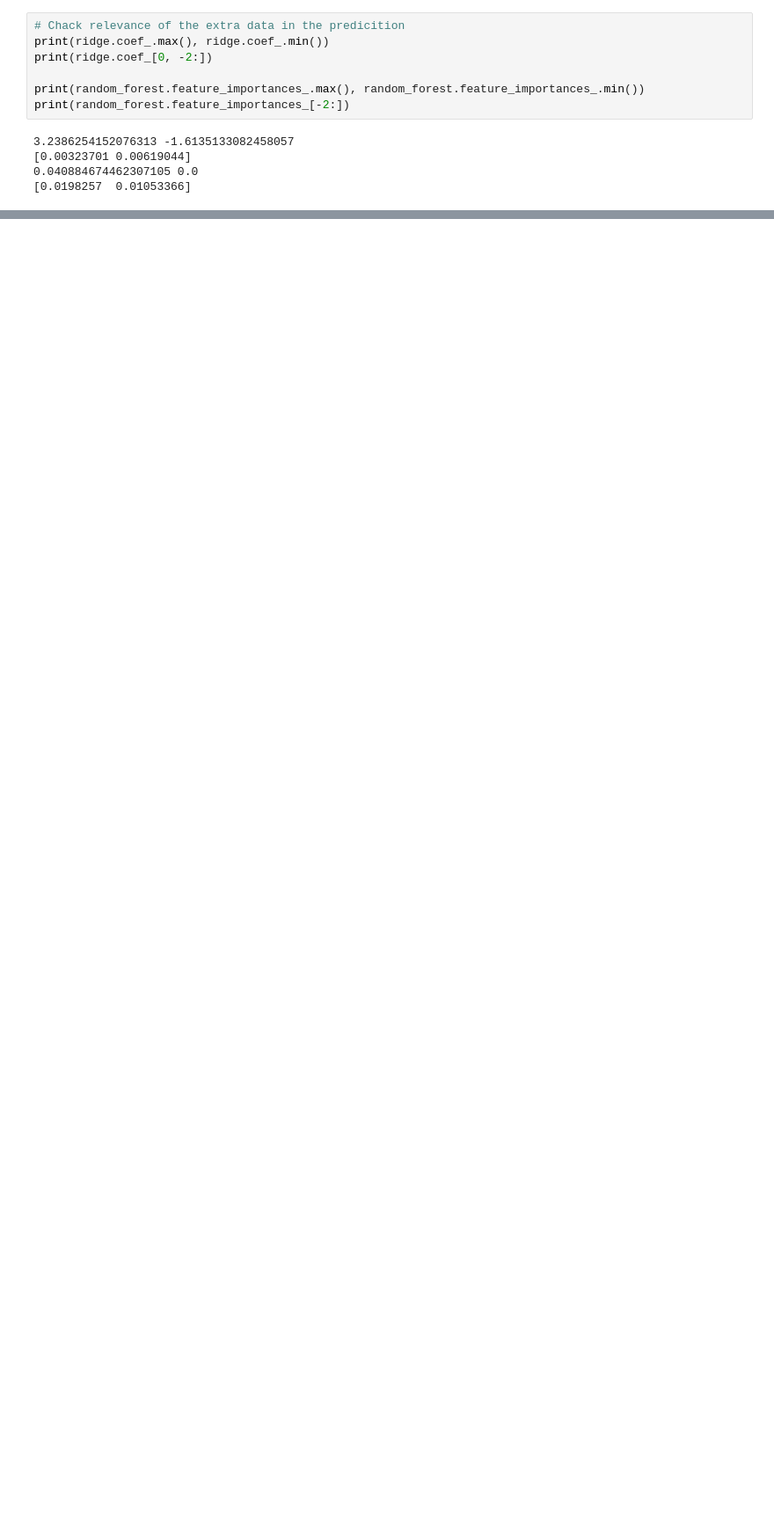
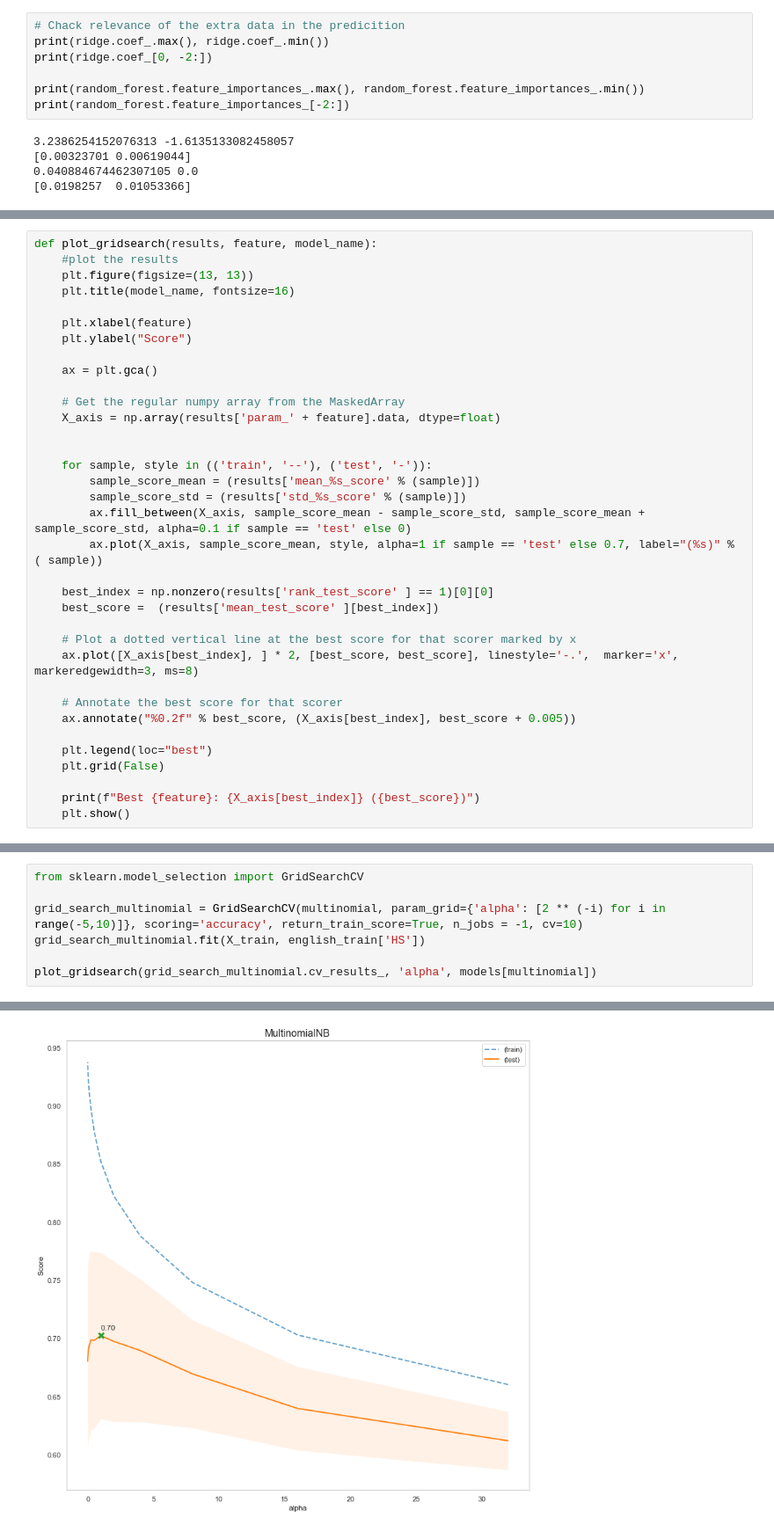
Before and after one commit to ferranSanchezLlado/Bachelor-Thesis, a Jupyter notebook: TFG.ipynb, the cells around one changed output, grey strips where cells are left out. Shown at 88% size. Drawn from its saved outputs; the diff is of its cells as text; blank space fills up the shorter version.

```diff
--- a/TFG.ipynb
+++ b/TFG.ipynb
@@ -619,0 +671,35 @@ print(random_forest.feature_importances_[-2:])
+# %%
+def plot_gridsearch(results, feature, model_name):
+    #plot the results
+    plt.figure(figsize=(13, 13))
+    plt.title(model_name, fontsize=16)
+
+    plt.xlabel(feature)
+    plt.ylabel("Score")
+
+    ax = plt.gca()
+
+    # Get the regular numpy array from the MaskedArray
+    X_axis = np.array(results['param_' + feature].data, dtype=float)
+
+
+    for sample, style in (('train', '--'), ('test', '-')):
+        sample_score_mean = (results['mean_%s_score' % (sample)])
+        sample_score_std = (results['std_%s_score' % (sample)])
+        ax.fill_between(X_axis, sample_score_mean - sample_score_std, sample_score_mean + sample_score_std, alpha=0.1 if sample == 'test' else 0)
+        ax.plot(X_axis, sample_score_mean, style, alpha=1 if sample == 'test' else 0.7, label="(%s)" % ( sample))
+
+    best_index = np.nonzero(results['rank_test_score' ] == 1)[0][0]
+    best_score =  (results['mean_test_score' ][best_index])
+
+    # Plot a dotted vertical line at the best score for that scorer marked by x
+    ax.plot([X_axis[best_index], ] * 2, [best_score, best_score], linestyle='-.',  marker='x', markeredgewidth=3, ms=8)
+
+    # Annotate the best score for that scorer
+    ax.annotate("%0.2f" % best_score, (X_axis[best_index], best_score + 0.005))
+
+    plt.legend(loc="best")
+    plt.grid(False)
+
+    print(f"Best {feature}: {X_axis[best_index]} ({best_score})")
+    plt.show()
@@ -619,0 +708,8 @@ print(random_forest.feature_importances_[-2:])
+# %%
+from sklearn.model_selection import GridSearchCV
+
+grid_search_multinomial = GridSearchCV(multinomial, param_grid={'alpha': [2 ** (-i) for i in range(-5,10)]}, scoring='accuracy', return_train_score=True, n_jobs = -1, cv=10)
+grid_search_multinomial.fit(X_train, english_train['HS'])
+
+plot_gridsearch(grid_search_multinomial.cv_results_, 'alpha', models[multinomial])
+# %% [output]
@@ -619,0 +717 @@ print(random_forest.feature_importances_[-2:])
+[figure, added]
```
Also changed, not shown: parts of 27 cells of this notebook, 7 other files.
